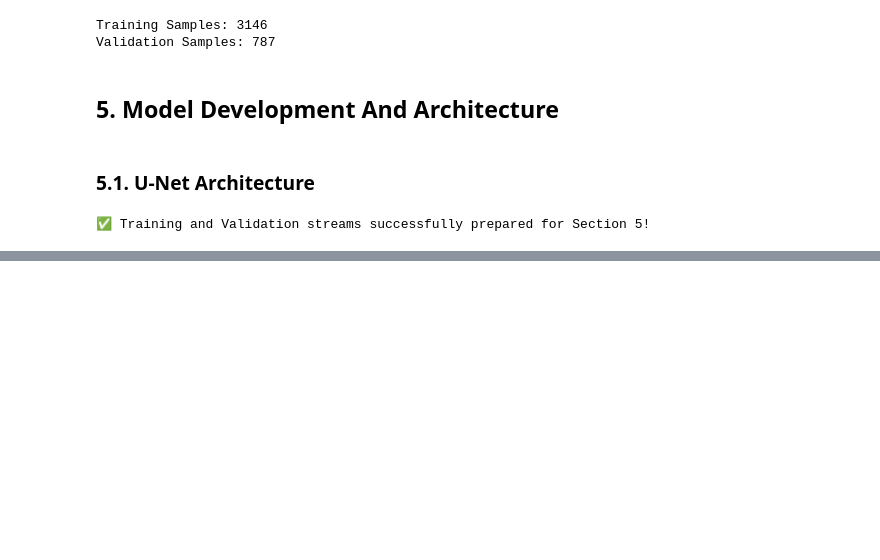
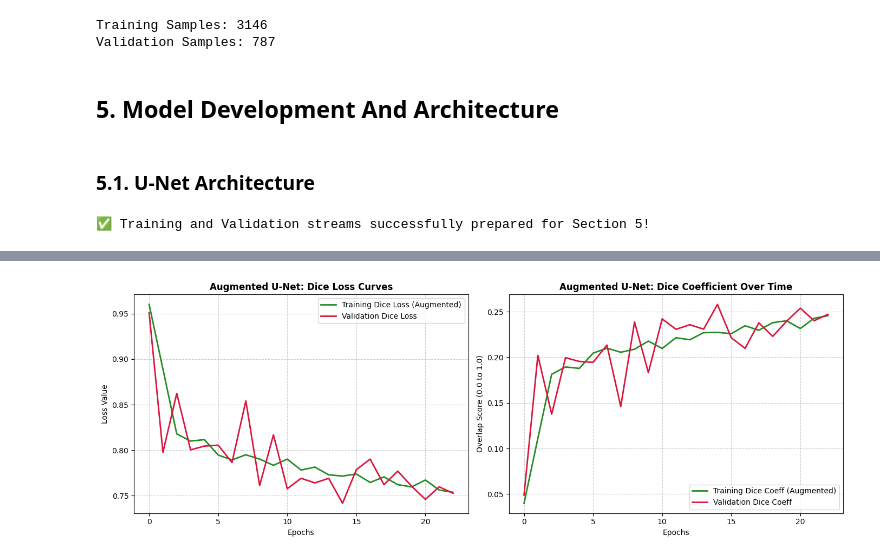
Before and after one commit to Hahaitsriya/MRI_Brain_Tumor_Segementation, a Jupyter notebook: MRI_Brain_Tumor_Segmentation.ipynb, the cells around one changed output, grey strips where cells are left out. Drawn from its saved outputs; the diff is of its cells as text; code cells hidden in the pictures; blank space fills up the shorter version.

```diff
--- a/MRI_Brain_Tumor_Segmentation.ipynb
+++ b/MRI_Brain_Tumor_Segmentation.ipynb
@@ -555,0 +743,66 @@ plt.show()
+# %%
+import matplotlib.pyplot as plt
+
+# 1. Initialize the plot canvas
+plt.figure(figsize=(14, 5))
+
+
+# =========================================================================
+# PLOT 1: AUGMENTED DICE LOSS CURVES
+# =========================================================================
+plt.subplot(1, 2, 1)
+
+plt.plot(
+    history_5_2.history['loss'],
+    label='Training Dice Loss (Augmented)',
+    color='forestgreen',
+    lw=2
+)
+
+plt.plot(
+    history_5_2.history['val_loss'],
+    label='Validation Dice Loss',
+    color='crimson',
+    lw=2
+)
+
+plt.title('Augmented U-Net: Dice Loss Curves', fontsize=12, fontweight='bold')
+plt.xlabel('Epochs')
+plt.ylabel('Loss Value')
+plt.legend()
+plt.grid(True, linestyle='--', alpha=0.6)
+
+
+# =========================================================================
+# PLOT 2: AUGMENTED DICE COEFFICIENT OVER TIME
+# =========================================================================
+plt.subplot(1, 2, 2)
+
+plt.plot(
+    history_5_2.history['dice_coefficient'],
+    label='Training Dice Coeff (Augmented)',
+    color='forestgreen',
+    lw=2
+)
+
+plt.plot(
+    history_5_2.history['val_dice_coefficient'],
+    label='Validation Dice Coeff',
+    color='crimson',
+    lw=2
+)
+
+plt.title('Augmented U-Net: Dice Coefficient Over Time', fontsize=12, fontweight='bold')
+plt.xlabel('Epochs')
+plt.ylabel('Overlap Score (0.0 to 1.0)')
+plt.legend()
+plt.grid(True, linestyle='--', alpha=0.6)
+
+
+# =========================================================================
+# DISPLAY GRAPH PACKAGING
+# =========================================================================
+plt.tight_layout()
+plt.show()
+# %% [output]
+[figure, added]
```
Also changed, not shown: parts of 16 cells of this notebook.
